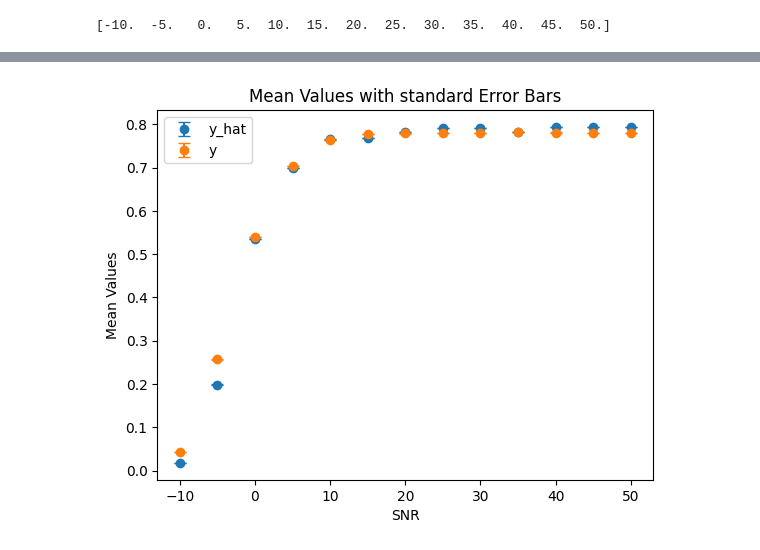
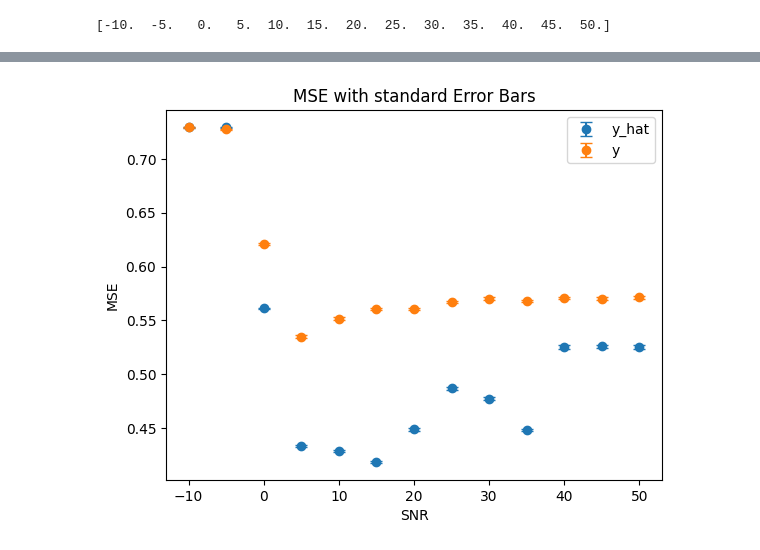
Before and after one commit to hadasbenisty/sparse-representation-neuro, a Jupyter notebook: behavioral_liniar_analysis/simulated_data_behave_snr_comperrison.ipynb, the cells around one changed output, grey strips where cells are left out. Saved outputs shown, nothing was run; the diff lists cells and outputs as text; code cells hidden in the pictures.

```diff
--- a/behavioral_liniar_analysis/simulated_data_behave_snr_comperrison.ipynb
+++ b/behavioral_liniar_analysis/simulated_data_behave_snr_comperrison.ipynb
@@ -333,36 +323,36 @@ df.to_csv(csv_filename, index=False)
 import matplotlib.pyplot as plt
 import pandas as pd
 
-df = pd.pandas.read_csv('results\simulated_behave_data_comperison_dialated_new_kernel2.csv')
+df = pd.pandas.read_csv('results\simulated_behave_data_comperison_dialated_new_kernel2_reg.csv')
 
 # Group the data by SNR and calculate mean and variance
 grouped = df.groupby('SNR').agg({'F1 score y_hat': ['mean', 'std','count']})
 
 # Extract the mean and variance values
 means = grouped['F1 score y_hat']['mean']
 std = grouped['F1 score y_hat']['std']
 standard_error = std/grouped['F1 score y_hat']['count']
 
 # Create a bar plot with error bars
 plt.errorbar(means.index, means, yerr=standard_error, fmt='o', capsize=4)
 # Group the data by SNR and calculate mean and variance
 grouped = df.groupby('SNR').agg({'F1 score y': ['mean', 'std','count']})
 
 # Extract the mean and variance values
 means = grouped['F1 score y']['mean']
 std = grouped['F1 score y']['std']
 standard_error = std/grouped['F1 score y']['count']
 
 # Create a bar plot with error bars
 plt.errorbar(means.index, means, yerr=standard_error, fmt='o', capsize=4)
 
 # Add labels and title
 plt.xlabel('SNR')
-plt.ylabel('Mean Values')
-plt.title('Mean Values with standard Error Bars')
+plt.ylabel('MSE')
+plt.title('MSE with standard Error Bars')
 plt.legend(['y_hat','y'])
 
 # Show the plot
 plt.show()
 # %% [output]
-[figure, old version]
+[figure, new version]
```
Also changed, not shown: parts of 10 cells of this notebook, 16 other files.
